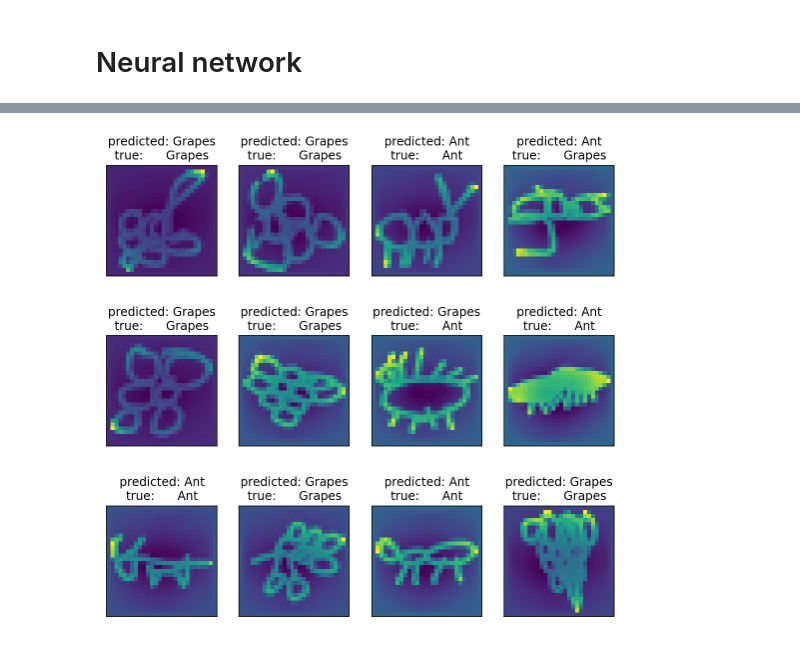
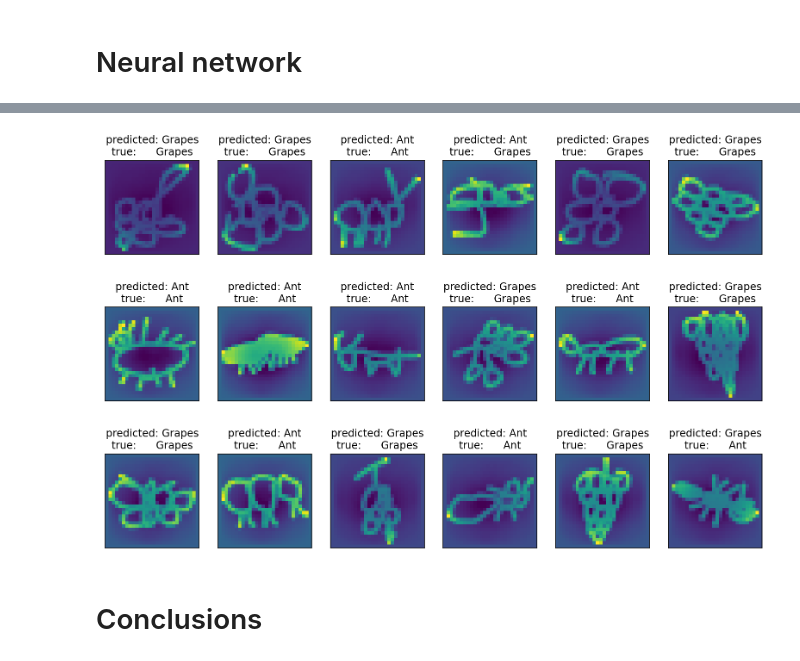
Before and after one commit to Victor-Manach/SD210, a Jupyter notebook: Binary_classification.ipynb, the cells around one changed output, grey strips where cells are left out. Saved outputs shown, nothing was run; the diff lists cells and outputs as text; code cells hidden in the pictures.

Commit message:
use cv to improve the models

```diff
--- a/Binary_classification.ipynb
+++ b/Binary_classification.ipynb
@@ -163,6 +97,2 @@ La Cross validation donne un score sensiblement meilleur que celui obtenu avec l
 # %% [markdown]
 # Decision Tree
-# %%
-from sklearn.tree import DecisionTreeClassifier
-dec_clf = DecisionTreeClassifier()
-dec_clf.fit(X_train, y_train)
@@ -175,8 +99,7 @@ dec_clf.score(X_test, y_test)
 # %%
 %%time
-
-d_tree = DecisionTreeClassifier()
-params = {'criterion' : ['gini', 'entropy'], 'splitter' : ['best', 'random'], 'min_samples_leaf' : np.arange(1,40)}
-dec_tree_cv = GridSearchCV(d_tree,params)
-dec_tree_cv.fit(X_train,y_train)
+d_tree_params = {'criterion' : ['gini', 'entropy'], 'splitter' : ['best', 'random'], 'min_samples_leaf' : np.arange(40,50)}
+dec_tree = GridSearchCV(DecisionTreeClassifier(),d_tree_params)
+dec_tree.fit(X_train,y_train)
+print(dec_tree.best_params_)
 # %% [output]
@@ -215,0 +129,6 @@ Dans l'ensemble tous les algorithmes sont moins bon que SVM avec gaussian kernel
+# %%
+%%time
+rf_params = {'criterion' : ['gini', 'entropy'], 'min_samples_leaf' : np.arange(5,20)}
+rfc_cv = GridSearchCV(RandomForestClassifier(),rf_params)
+rfc_cv.fit(X_train,y_train)
+print(rfc_cv.best_params_)
@@ -216,7 +145,2 @@ Dans l'ensemble tous les algorithmes sont moins bon que SVM avec gaussian kernel
 # %% [markdown]
 # Neural network
-# %%
-y_train_NN = to_categorical(y_train)
-y_test_NN = to_categorical(y_test)
-
-X_train = (X_train-np.mean(X_train, axis=1, keepdims=True))/np.std(X_train, axis=1, keepdims=True)
@@ -277,28 +208,31 @@ plt.show()
 # %%
-def plot_gallery(images, titles, n_row=3, n_col=4):
+def plot_gallery(images, titles, n_row=3, n_col=6):
     """Helper function to plot a gallery of portraits"""
     pl.figure(figsize=(1.8 * n_col, 2.4 * n_row))
     pl.subplots_adjust(bottom=0, left=.01, right=.99, top=.90,
                        hspace=.35)
     for i in range(n_row * n_col):
         pl.subplot(n_row, n_col, i + 1)
         pl.imshow(images[i].reshape(28,28,))
         pl.title(titles[i], size=12)
         pl.xticks(())
         pl.yticks(())
 
 
 def title(y_pred, y_test, names):
     pred_name = names[int(y_pred)].rsplit(' ', 1)[-1]
     true_name = names[int(y_test)].rsplit(' ', 1)[-1]
     return 'predicted: %s\ntrue:      %s' % (pred_name, true_name)
 
-
-y_pred = clf_rbf.predict(X_test)
-prediction_titles = [title(y_pred[i], y_test[i], names)
+y_pred_NN = np.argmax(model.predict(X_test), axis=1)
+y_pred_rbf = clf_rbf.predict(X_test)
+y_pred_rfc = rfc.predict(X_test)
+prediction_titles = [title(y_pred_rbf[i], y_test[i], names)
                      for i in range(y_pred.shape[0])]
 
 plot_gallery(X_test, prediction_titles)
 pl.show()
 # %% [output]
-[figure, old version]
+[figure, new version]
+# %% [markdown]
+# Conclusions
```
Also changed, not shown: parts of 41 cells of this notebook, 1 other file.
